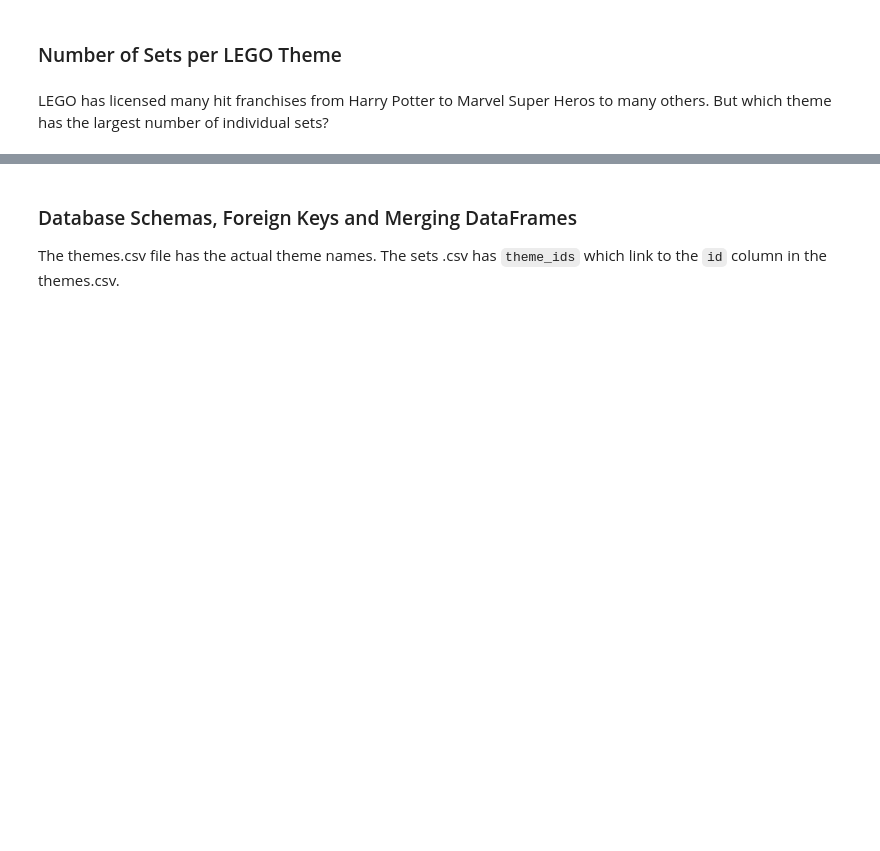
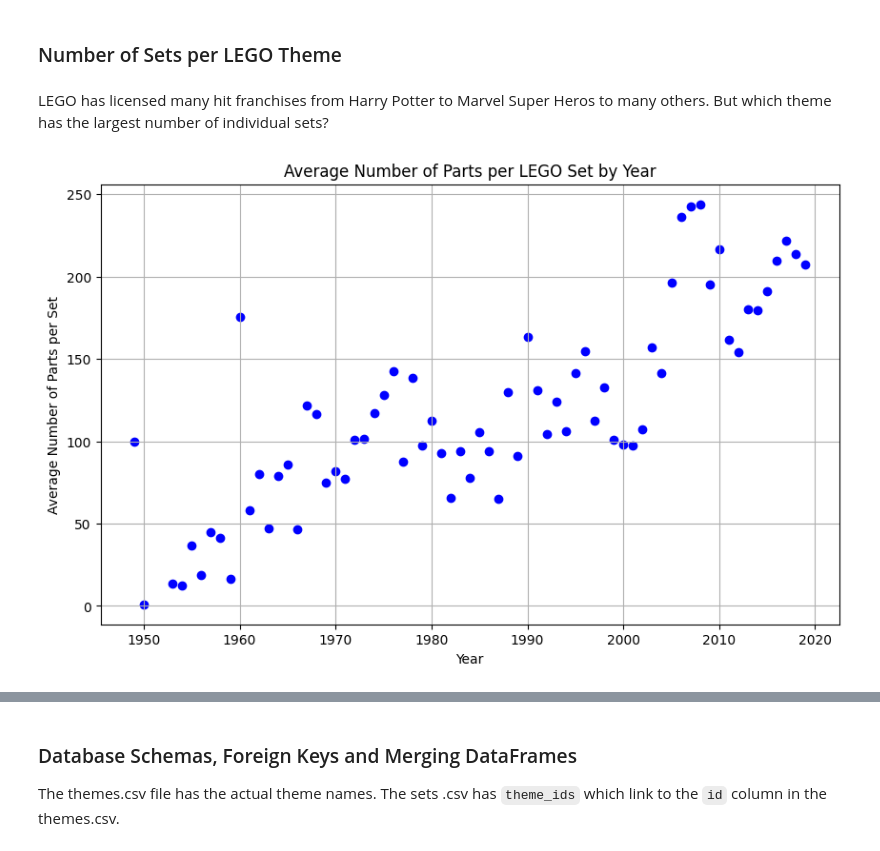
Before and after one commit to IrishEgie/data_science_py, a Jupyter notebook: data_science_3/Lego_Analysis_for_Course_(start).ipynb, the cells around one changed output, grey strips where cells are left out. Drawn from its saved outputs; the diff is of its cells as text; code cells hidden in the pictures; blank space fills up the shorter version.

Commit message:
update: learning  merge graph

```diff
--- a/data_science_3/Lego_Analysis_for_Course_(start).ipynb
+++ b/data_science_3/Lego_Analysis_for_Course_(start).ipynb
@@ -266,4 +266,4 @@ plt.show()
 **Challenge**: Has the size and complexity of LEGO sets increased over time based on the number of parts? Plot the average number of parts over time using a Matplotlib scatter plot. See if you can use the [scatter plot documentation](https://matplotlib.org/3.1.0/api/_as_gen/matplotlib.pyplot.scatter.html) before I show you the solution. Do you spot a trend in the chart?
 # %%
 # Calculate average number of parts per set by year
-parts_per_set = sets.groupby('year')['num_parts'].mean()
+parts_per_set = sets.groupby('year')['num_parts'].mean()[:-2]
@@ -285,4 +271,17 @@ Name: num_parts, Length: 71, dtype: float64
 ### Number of Sets per LEGO Theme
 # %% [markdown]
 LEGO has licensed many hit franchises from Harry Potter to Marvel Super Heros to many others. But which theme has the largest number of individual sets?
+# %%
+# Generate a scatter plot
+plt.figure(figsize=(10, 6))
+plt.scatter(parts_per_set.index, parts_per_set, color='blue', marker='o')
+plt.title('Average Number of Parts per LEGO Set by Year')
+plt.xlabel('Year')
+plt.ylabel('Average Number of Parts per Set')
+plt.grid(True)
+
+# Show the plot
+plt.show()
+# %% [output]
+[figure, added]
 # %% [markdown]
```
Also changed, not shown: parts of 7 cells of this notebook.
